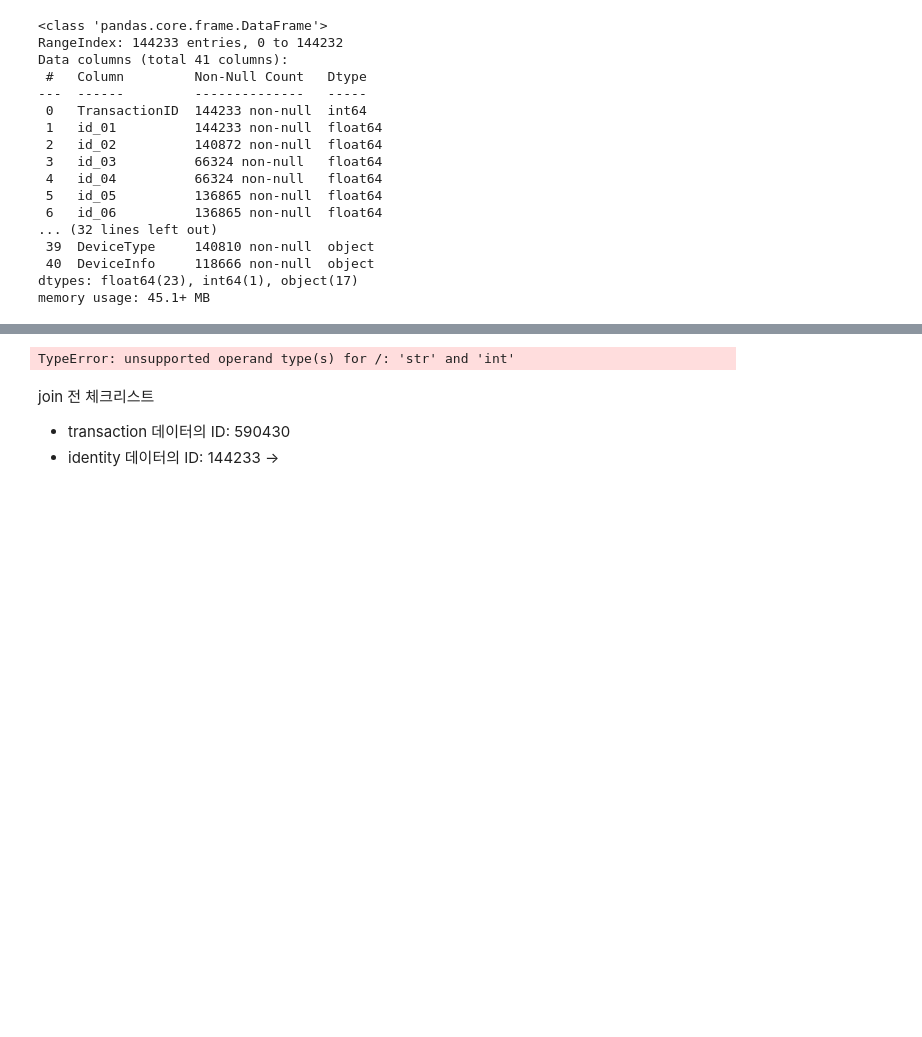
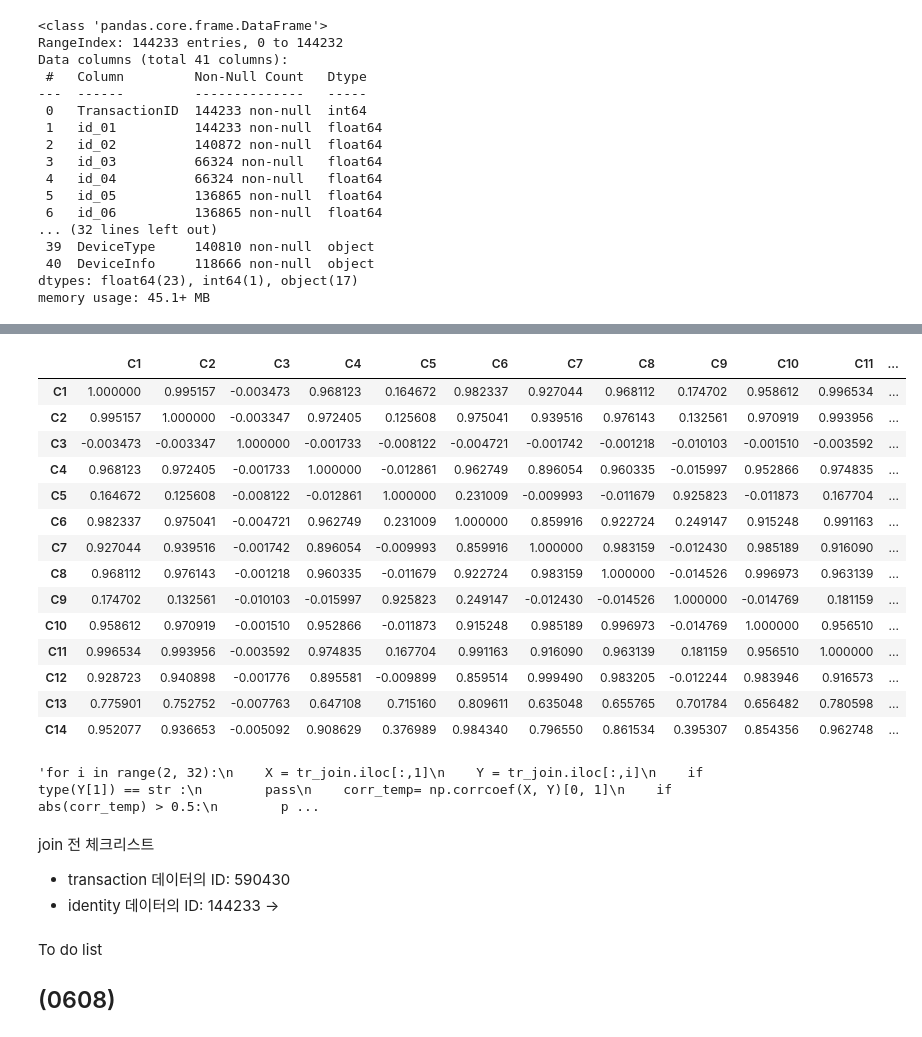
Before and after one commit to YI-Hongju/IEEE-CIS_Fraud_Detection, a Jupyter notebook: fraud_EDA_jieun.ipynb, the cells around one changed output, grey strips where cells are left out. Drawn from its saved outputs; the diff is of its cells as text; code cells hidden in the pictures; blank space fills up the shorter version.

Commit message:
EDA update
0608 to do list update
- for a trial columns that has more than 90% of data were selected and analyzed
- C columns can be reduced, as correlation value between columns are quite high

```diff
--- a/fraud_EDA_jieun.ipynb
+++ b/fraud_EDA_jieun.ipynb
@@ -275,13 +362,31 @@ AttributeError: 'PlotAccessor' object has no attribute 'heat'
+# %%
+#C value 들간 상관계수가 심상치 않아보인다 - 상관계수가 높은 것들은 제거 가능
+tr_trans[[f'C{i}' for i in range(1,15) ]].corr()
+# %% [output]
+|  | C1 | C2 | C3 | C4 | C5 | C6 | C7 | C8 | C9 | C10 | C11 | ... |
+| C1 | 1.000000 | 0.995157 | -0.003473 | 0.968123 | 0.164672 | 0.982337 | 0.927044 | 0.968112 | 0.174702 | 0.958612 | 0.996534 | ... |
+| C2 | 0.995157 | 1.000000 | -0.003347 | 0.972405 | 0.125608 | 0.975041 | 0.939516 | 0.976143 | 0.132561 | 0.970919 | 0.993956 | ... |
+| C3 | -0.003473 | -0.003347 | 1.000000 | -0.001733 | -0.008122 | -0.004721 | -0.001742 | -0.001218 | -0.010103 | -0.001510 | -0.003592 | ... |
+| C4 | 0.968123 | 0.972405 | -0.001733 | 1.000000 | -0.012861 | 0.962749 | 0.896054 | 0.960335 | -0.015997 | 0.952866 | 0.974835 | ... |
+| C5 | 0.164672 | 0.125608 | -0.008122 | -0.012861 | 1.000000 | 0.231009 | -0.009993 | -0.011679 | 0.925823 | -0.011873 | 0.167704 | ... |
+| C6 | 0.982337 | 0.975041 | -0.004721 | 0.962749 | 0.231009 | 1.000000 | 0.859916 | 0.922724 | 0.249147 | 0.915248 | 0.991163 | ... |
+| C7 | 0.927044 | 0.939516 | -0.001742 | 0.896054 | -0.009993 | 0.859916 | 1.000000 | 0.983159 | -0.012430 | 0.985189 | 0.916090 | ... |
+| C8 | 0.968112 | 0.976143 | -0.001218 | 0.960335 | -0.011679 | 0.922724 | 0.983159 | 1.000000 | -0.014526 | 0.996973 | 0.963139 | ... |
+| C9 | 0.174702 | 0.132561 | -0.010103 | -0.015997 | 0.925823 | 0.249147 | -0.012430 | -0.014526 | 1.000000 | -0.014769 | 0.181159 | ... |
+| C10 | 0.958612 | 0.970919 | -0.001510 | 0.952866 | -0.011873 | 0.915248 | 0.985189 | 0.996973 | -0.014769 | 1.000000 | 0.956510 | ... |
+| C11 | 0.996534 | 0.993956 | -0.003592 | 0.974835 | 0.167704 | 0.991163 | 0.916090 | 0.963139 | 0.181159 | 0.956510 | 1.000000 | ... |
+| C12 | 0.928723 | 0.940898 | -0.001776 | 0.895581 | -0.009899 | 0.859514 | 0.999490 | 0.983205 | -0.012244 | 0.983946 | 0.916573 | ... |
+| C13 | 0.775901 | 0.752752 | -0.007763 | 0.647108 | 0.715160 | 0.809611 | 0.635048 | 0.655765 | 0.701784 | 0.656482 | 0.780598 | ... |
+| C14 | 0.952077 | 0.936653 | -0.005092 | 0.908629 | 0.376989 | 0.984340 | 0.796550 | 0.861534 | 0.395307 | 0.854356 | 0.962748 | ... |
 # %%
-#상관계수 다 돌려보기 - 0.5 이상인 column filtering
-
-for i in range(2, 32):
+#상관계수 다 돌려보기 - 0.5 이상인 column filtering.. 실패
+'''for i in range(2, 32):
     X = tr_join.iloc[:,1]
     Y = tr_join.iloc[:,i]
     if type(Y[1]) == str :
         pass
     corr_temp= np.corrcoef(X, Y)[0, 1]
     if abs(corr_temp) > 0.5:
-        print(train_transaction.columns[i]) #Nan때문에 안돌아감
+        print(train_transaction.columns[i]) '''
 # %% [output]
-TypeError: unsupported operand type(s) for /: 'str' and 'int'
+'for i in range(2, 32):\n    X = tr_join.iloc[:,1]\n    Y = tr_join.iloc[:,i]\n    if type(Y[1]) == str :\n        pass\n    corr_temp= np.corrcoef(X, Y)[0, 1]\n    if abs(corr_temp) > 0.5:\n        p ...
@@ -295,4 +400,9 @@ join 전 체크리스트
  - transaction 데이터의 ID: 590430
  - identity 데이터의 ID: 144233
 ->
+# %% [markdown]
+To do list
+
+(0608)
+-
 # %% [markdown]
```
Also changed, not shown: parts of 37 cells of this notebook.
